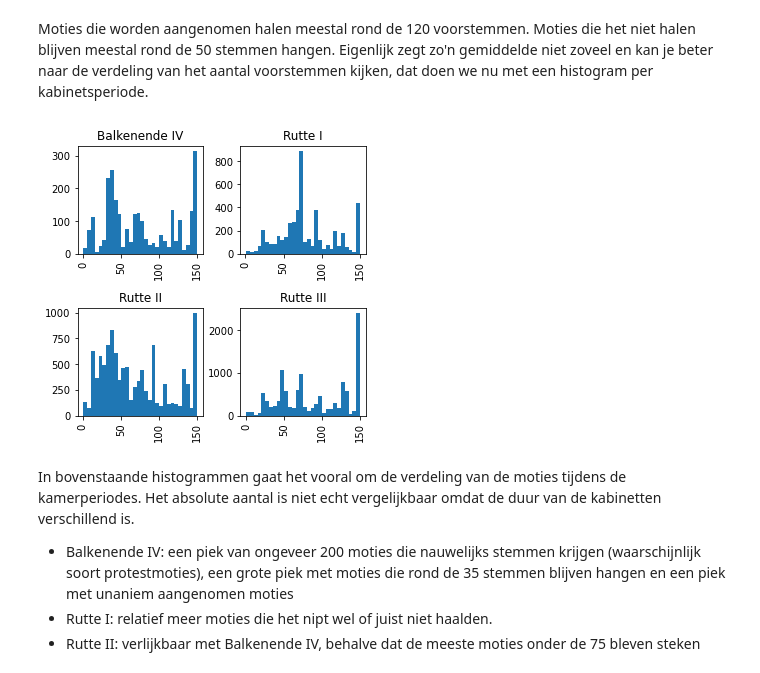
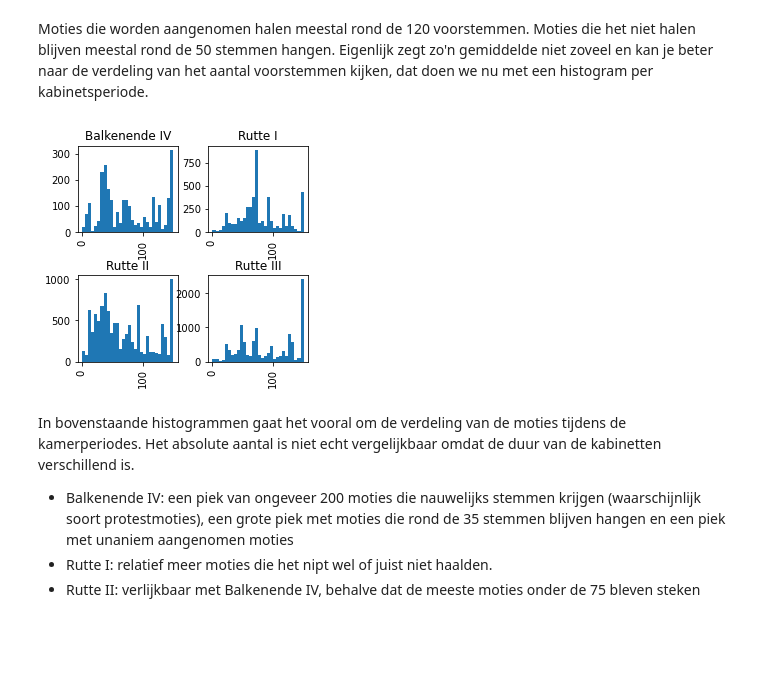
Before and after one commit to jvanelteren/blog_archived, a Jupyter notebook: _notebooks/2021-02-20-kamermotiesEDA.ipynb, the cells around one changed output. Saved outputs shown, nothing was run; the diff lists cells and outputs as text; code cells hidden in the pictures; blank space fills up the shorter version.

```diff
--- a/_notebooks/2021-02-20-kamermotiesEDA.ipynb
+++ b/_notebooks/2021-02-20-kamermotiesEDA.ipynb
@@ -225,9 +225,11 @@ chart
 Moties die worden aangenomen halen meestal rond de 120 voorstemmen. Moties die het niet halen blijven meestal rond de 50 stemmen hangen. Eigenlijk zegt zo'n gemiddelde niet zoveel en kan je beter naar de verdeling van het aantal voorstemmen kijken, dat doen we nu met een histogram per kabinetsperiode.
 # %%
 # hide_input
-plot = df['Voor'].hist(by=df['Kamer'], bins=30, figsize=(5,5));
+from IPython.display import set_matplotlib_formats
+set_matplotlib_formats('png')
+plot = df['Voor'].hist(by=df['Kamer'], bins=30, figsize=(4,4));
 # %% [output]
-[figure, old version]
+[figure, new version]
 # %% [markdown]
 In bovenstaande histogrammen gaat het vooral om de verdeling van de moties tijdens de kamerperiodes. Het absolute aantal is niet echt vergelijkbaar omdat de duur van de kabinetten verschillend is.
 * Balkenende IV: een piek van ongeveer 200 moties die nauwelijks stemmen krijgen (waarschijnlijk soort protestmoties), een grote piek met moties die rond de 35 stemmen blijven hangen en een piek met unaniem aangenomen moties
```
Also changed, not shown: parts of 24 cells of this notebook.
